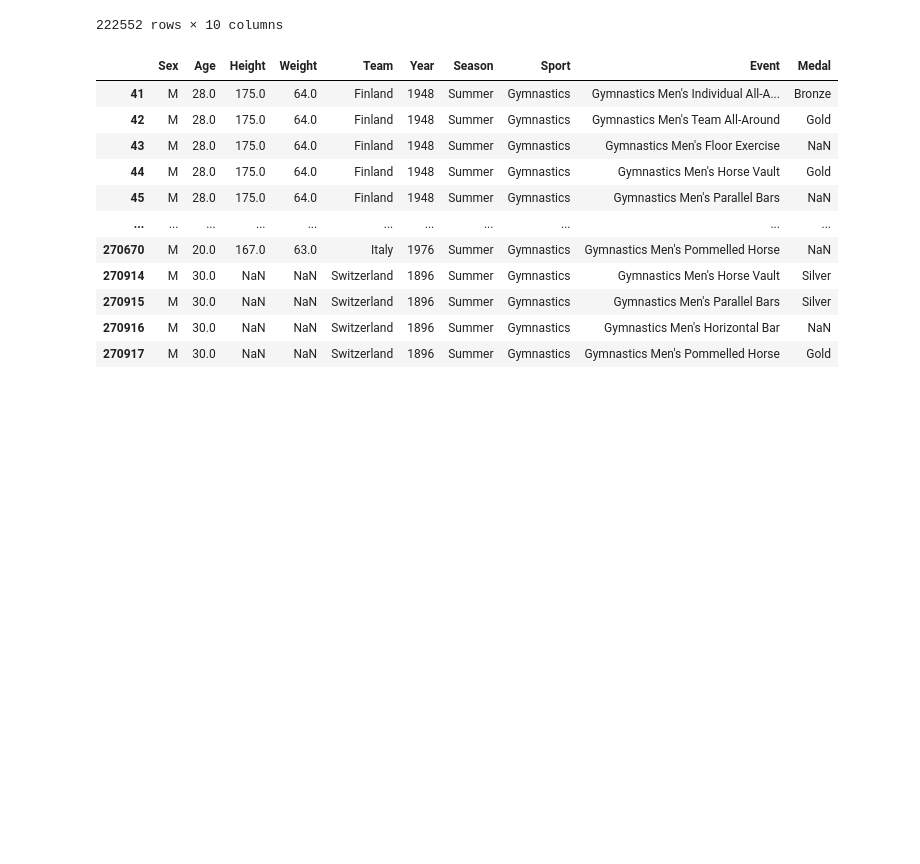
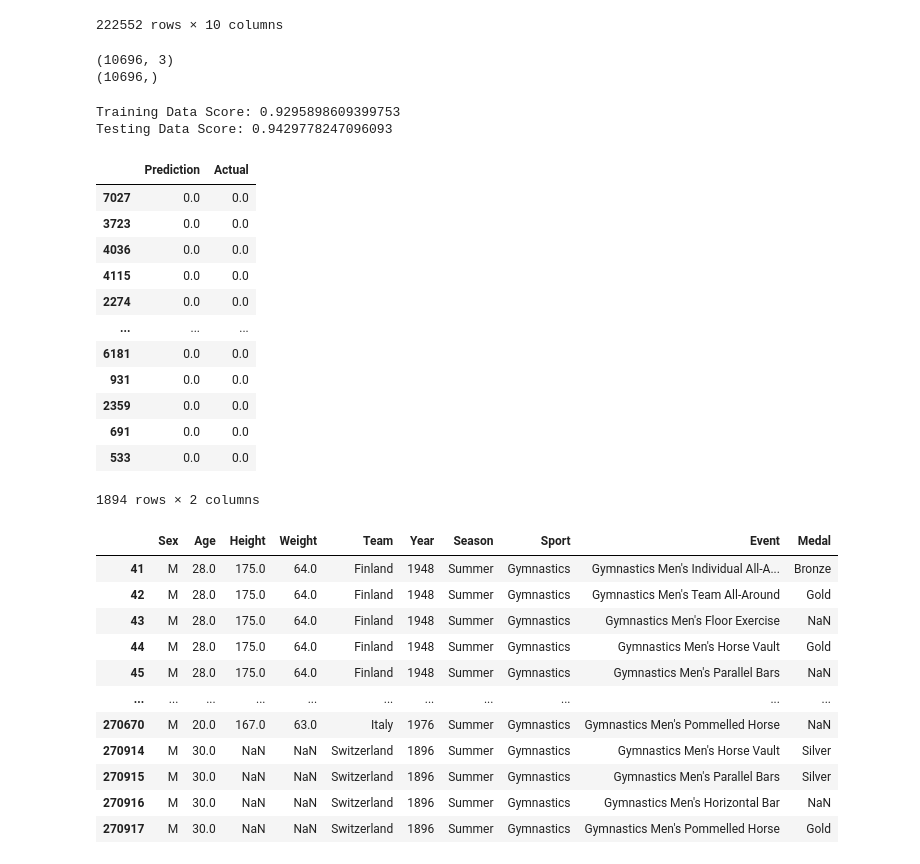
Before and after one commit to diannejardinez/Olympic_Data_machine_learning, a Jupyter notebook: olympic medalists.ipynb, the cells around one changed output. Drawn from its saved outputs; the diff is of its cells as text; code cells hidden in the pictures; blank space fills up the shorter version.

Commit message:
try model on different datasets

```diff
--- a/olympic medalists.ipynb
+++ b/olympic medalists.ipynb
@@ -84,0 +87,49 @@ summer_data
+# %%
+Gymnastics_F = summer_data[(summer_data["Sport"] == "Gymnastics") & (summer_data["Sex"] == "F")]
+Gymnastics_F = Gymnastics_F[["Age", "Height", "Weight", "Medal"]]
+Gymnastics_F = Gymnastics_F.dropna(subset=['Height', 'Weight']).reset_index(drop = True)
+Gymnastics_F = Gymnastics_F.replace("Gold", 1)
+Gymnastics_F = Gymnastics_F.replace("Silver", 1)
+Gymnastics_F = Gymnastics_F.replace("Bronze", 1)
+Gymnastics_F["Medal"] = Gymnastics_F["Medal"].fillna(0)
+Gymnastics_F = Gymnastics_F.dropna()
+Gymnastics_F["Medal"].unique()
+X1 = Gymnastics_F[['Height', "Weight", "Age"]]
+print(X.shape)
+y1 = Gymnastics_F['Medal']
+print(y.shape)
+# %% [output]
+(10696, 3)
+(10696,)
+# %%
+from sklearn.model_selection import train_test_split
+
+X1_train, X1_test, y1_train, y1_test = train_test_split(X1, y1, random_state=42)
+from sklearn.linear_model import LogisticRegression
+classifier = LogisticRegression()
+classifier
+
+classifier.fit(X1_train, y1_train)
+
+print(f"Training Data Score: {classifier.score(X1_train, y1_train)}")
+print(f"Testing Data Score: {classifier.score(X1_test, y1_test)}")
+
+predictions = classifier.predict(X1_test)
+
+pd.DataFrame({"Prediction": predictions, "Actual": y1_test})
+# %% [output]
+Training Data Score: 0.9295898609399753
+Testing Data Score: 0.9429778247096093
+|  | Prediction | Actual |
+| 7027 | 0.0 | 0.0 |
+| 3723 | 0.0 | 0.0 |
+| 4036 | 0.0 | 0.0 |
+| 4115 | 0.0 | 0.0 |
+| 2274 | 0.0 | 0.0 |
+| ... | ... | ... |
+| 6181 | 0.0 | 0.0 |
+| 931 | 0.0 | 0.0 |
+| 2359 | 0.0 | 0.0 |
+| 691 | 0.0 | 0.0 |
+| 533 | 0.0 | 0.0 |
+1894 rows × 2 columns
```
Also changed, not shown: parts of 3 cells of this notebook.
